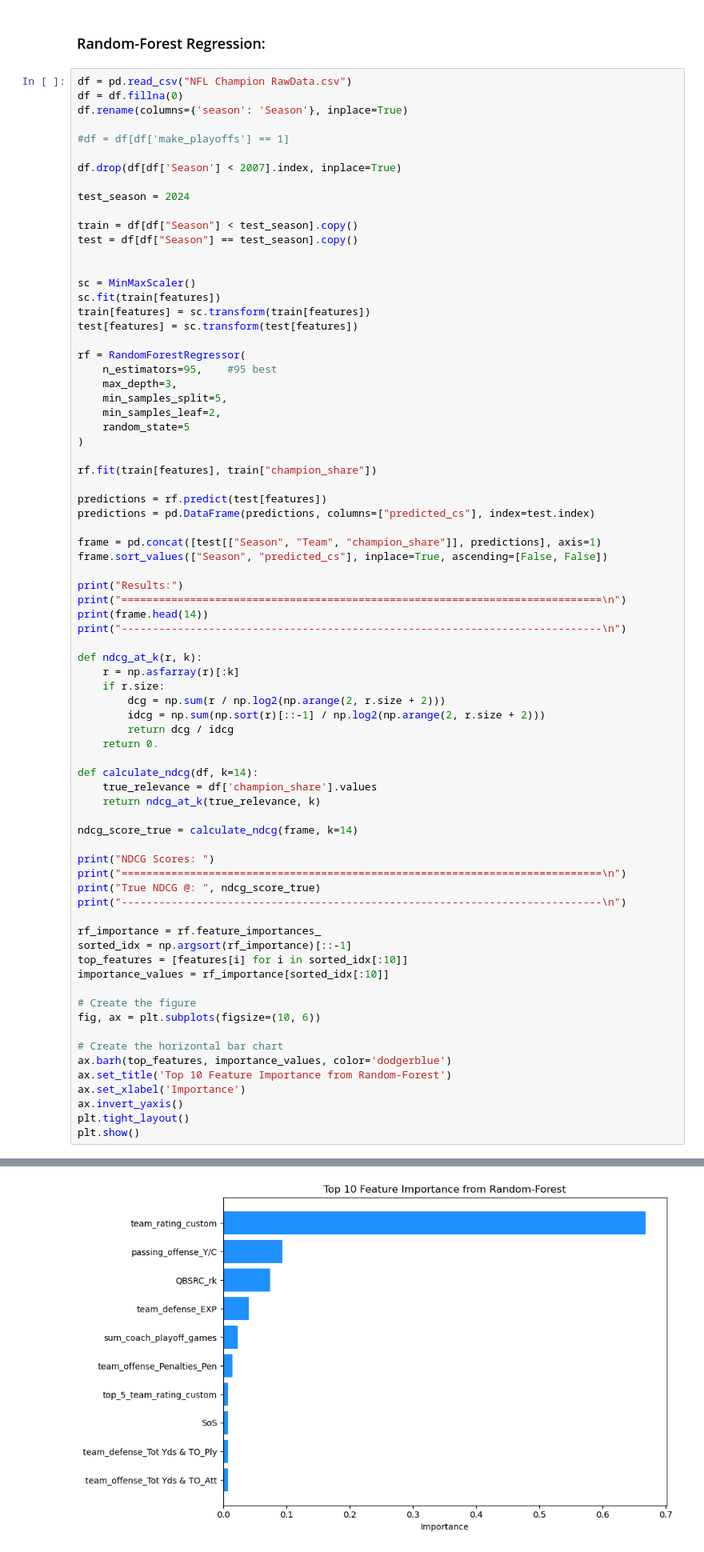
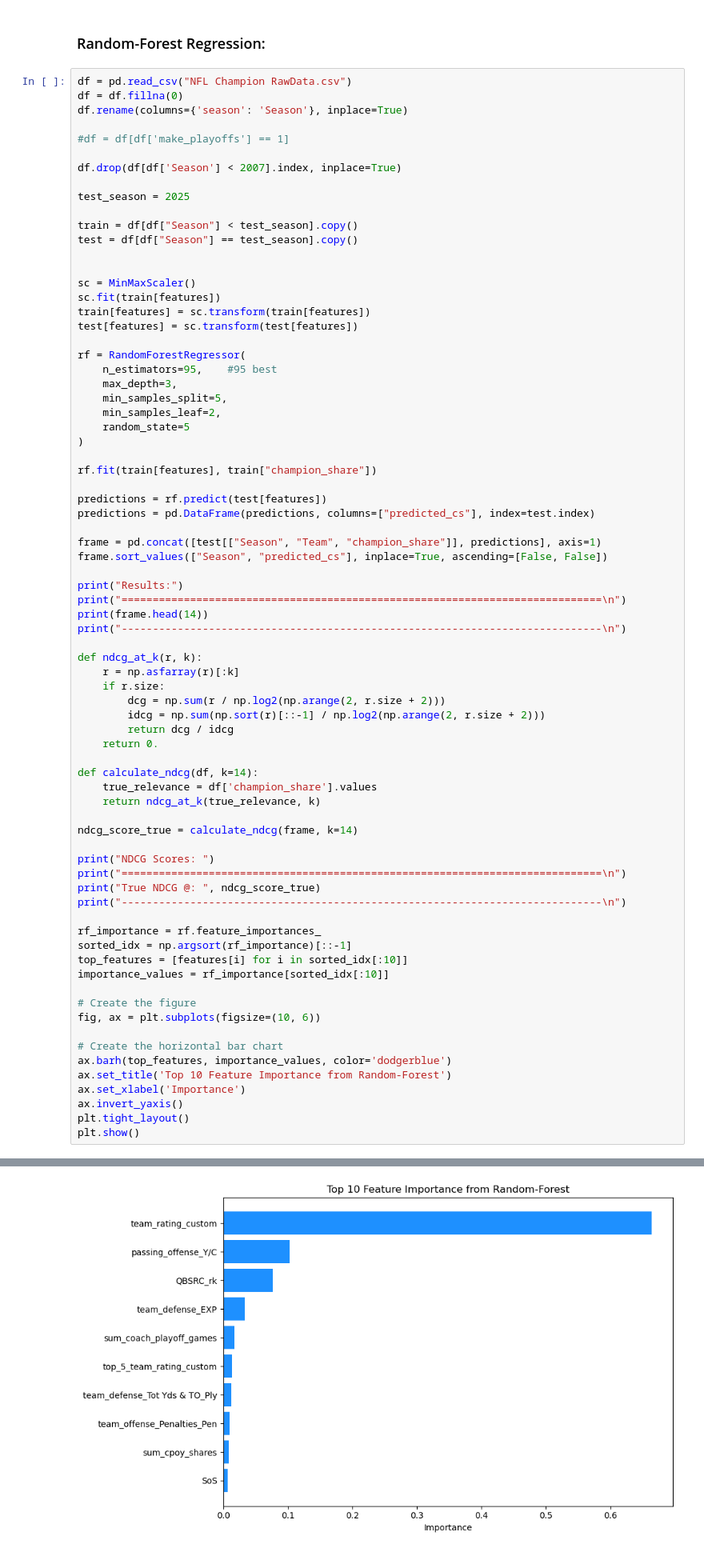
Before and after one commit to allenjake440/NFL_Champion, a Jupyter notebook: nfl_champ_ml.ipynb, the cells around one changed output, grey strips where cells are left out. Shown at 80% size. Drawn from its saved outputs; the diff is of its cells as text.

```diff
--- a/nfl_champ_ml.ipynb
+++ b/nfl_champ_ml.ipynb
@@ -138,7 +138,7 @@ df.rename(columns={'season': 'Season'}, inplace=True)
 
 df.drop(df[df['Season'] < 2007].index, inplace=True)
 
-test_season = 2024
+test_season = 2025
 
 train = df[df["Season"] < test_season].copy()
 test = df[df["Season"] == test_season].copy()
@@ -224,5 +224,5 @@ True NDCG @:  0.8972101511277414
 -----------------------------------------------------------------------------
-[figure, old version]
+[figure, new version]
 # %%
 actual = frame.sort_values("champion_share", ascending=False)
 predicted = frame.sort_values("predicted_cs", ascending=False)
```
Also changed, not shown: parts of 3 cells of this notebook, 3 other files.
